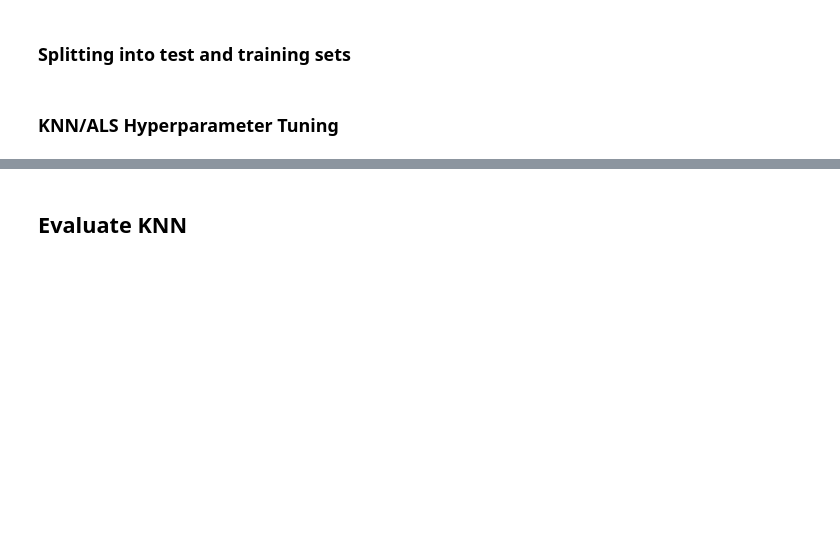
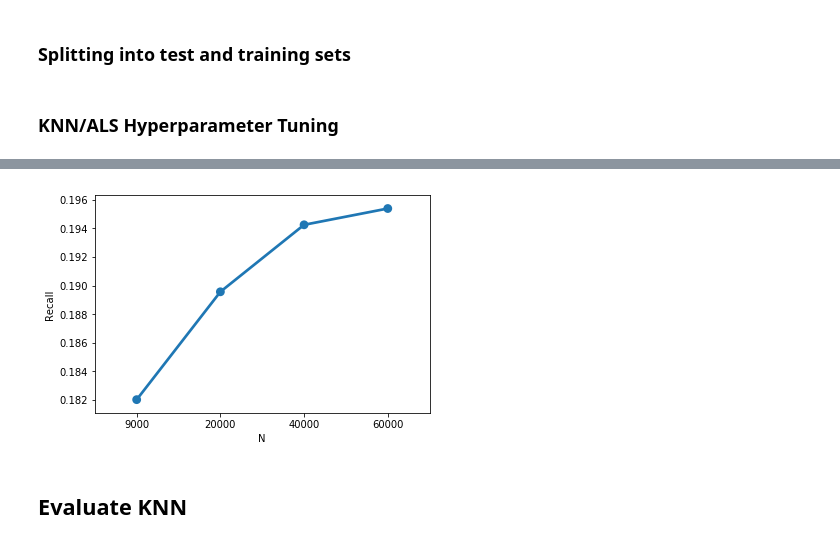
Before and after one commit to timjaya/lastfm, a Jupyter notebook: evaluate_model_knn.ipynb, the cells around one changed output, grey strips where cells are left out. Drawn from its saved outputs; the diff is of its cells as text; code cells hidden in the pictures; blank space fills up the shorter version.

```diff
--- a/evaluate_model_knn.ipynb
+++ b/evaluate_model_knn.ipynb
@@ -530,3 +631,10 @@ The ndcg on the test set is  0.1177772877144246 , after hyperparameter optimizat
+# %%
+recall_size_df = pd.DataFrame({'N':size,
+                       'Recall': recall_size})
+g = sns.pointplot(x='N', y='Recall', data=recall_size_df)
+plt.show()
+# %% [output]
+[figure, added]
 # %% [markdown]
 ## Evaluate KNN
 # %%
```
Also changed, not shown: parts of 14 cells of this notebook, 1 other file.
